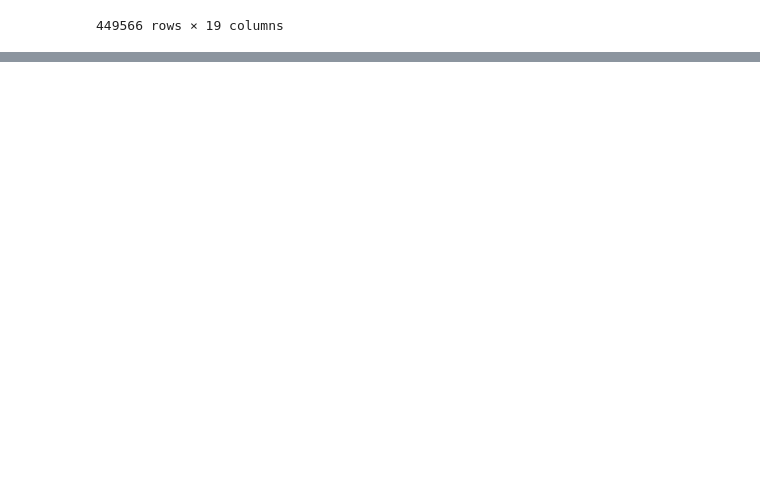
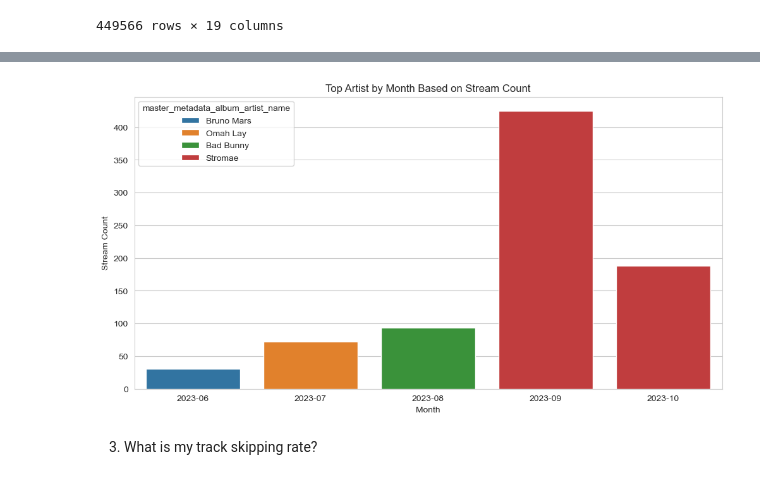
Before and after one commit to audreymarthin/Proj8_CS215_Audrey_Ruth, a Jupyter notebook: Project 8, Ruth Iiyambo.ipynb, the cells around one changed output, grey strips where cells are left out. Cells and saved outputs as stored; diff of their text form; code cells hidden in the pictures; blank space fills up the shorter version.

```diff
--- a/Project 8, Ruth Iiyambo.ipynb
+++ b/Project 8, Ruth Iiyambo.ipynb
@@ -728,0 +786,19 @@ plt.show()
+# %%
+stream_h['ts'] = pd.to_datetime(stream_h['ts'])
+
+# Creating a 'month' column
+stream_h['month'] = stream_h['ts'].dt.to_period('M')
+
+# Group by month and artist, then count the number of streams for each artist
+artist_play_counts = stream_h.groupby(['month', 'master_metadata_album_artist_name']).size()
+
+# Columns
+artist_play_counts = artist_play_counts.reset_index(name='play_count')
+
+# Sorting the data by month and play count in descending order
+artist_play_counts_sorted = artist_play_counts.sort_values(by=['month', 'play_count'], ascending=[True, False])
+
+# Drop duplicates
+top_artist_by_month = artist_play_counts_sorted.drop_duplicates(subset='month')
+
+top_artist_by_month
@@ -728,0 +812,21 @@ plt.show()
+# %%
+plt.figure(figsize=(12, 6))
+sns.barplot(
+    x='month',
+    y='play_count',
+    hue='master_metadata_album_artist_name',
+    data=top_artist_by_month,
+    dodge=False
+)
+
+# labels and title
+plt.title('Top Artist by Month Based on Stream Count')
+plt.xlabel('Month')
+plt.ylabel('Stream Count')
+
+# Show the plot
+plt.show()
+# %% [output]
+[figure, added]
+# %% [markdown]
+3. What is my track skipping rate?
```
Also changed, not shown: parts of 33 cells of this notebook.
